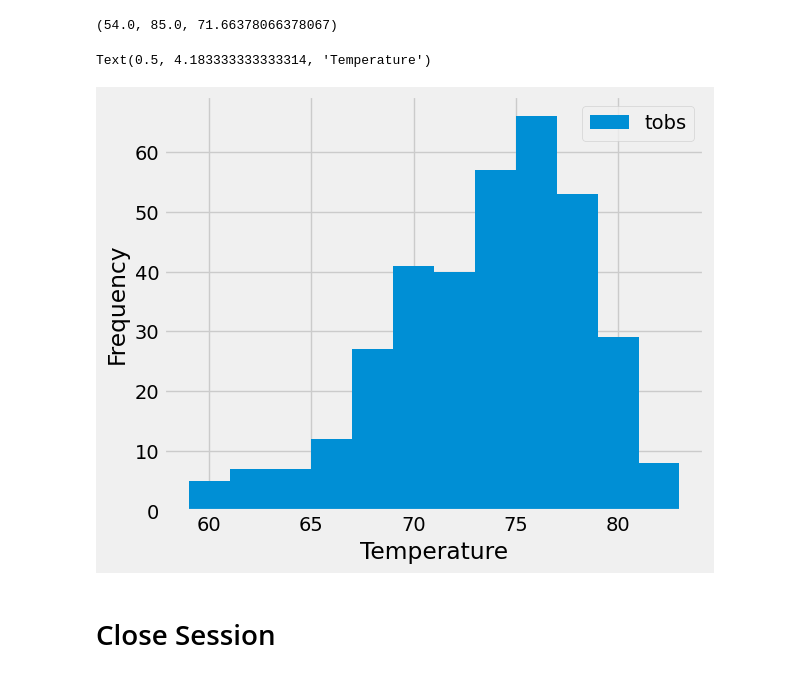
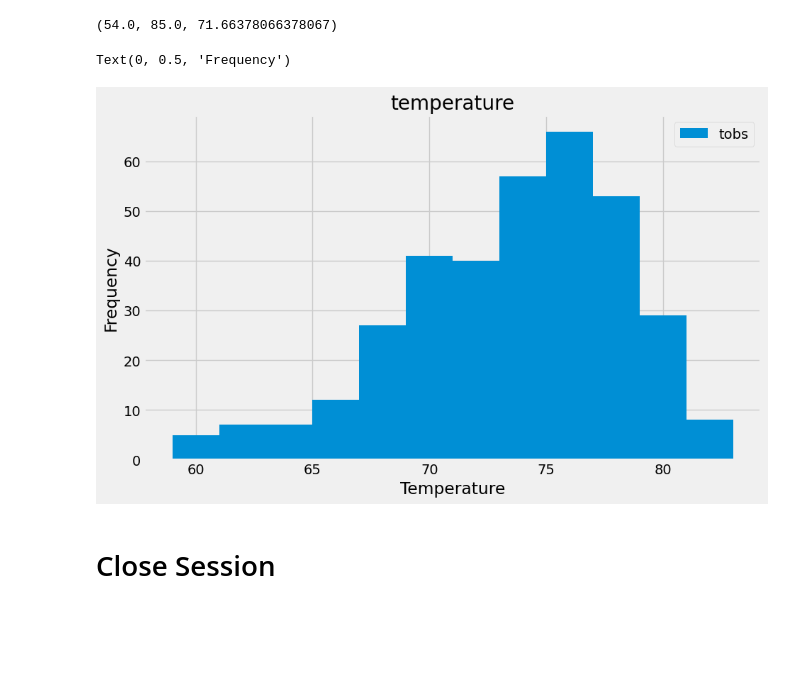
Before and after one commit to omidk414/Precipitation-Analysis, a Jupyter notebook: SurfsUp/climate_starter.ipynb, the cells around one changed output. Cells and saved outputs as stored; diff of their text form; code cells hidden in the pictures; blank space fills up the shorter version.

Commit message:
Added histogram and closed the session.

```diff
--- a/SurfsUp/climate_starter.ipynb
+++ b/SurfsUp/climate_starter.ipynb
@@ -50,10 +51,10 @@ most_recent_date
 # Starting from the most recent data point in the database.
 
 # Calculate the date one year from the last date in data set.
-last_date = dt.date(2017, 8, 23) - dt.timedelta(days = 365)
+year_one = dt.date(2017, 8, 23) - dt.timedelta(days = 365)
 
 # Perform a query to retrieve the data and precipitation scores
-precipitation_data = session.query(Measurement.date, Measurement.prcp).filter(Measurement.date >= last_date).all()
+precipitation_data = session.query(Measurement.date, Measurement.prcp).filter(Measurement.date >= year_one).all()
 
 # Save the query results as a Pandas DataFrame. Explicitly set the column names
 precipitation_df = pd.DataFrame(precipitation_data, columns=['date', 'precipitation'])
@@ -63,7 +64,7 @@ precipitation_df.set_index('date', inplace = True)
 precipitation_df = precipitation_df.sort_values(by = 'date')
 
 # Use Pandas Plotting with Matplotlib to plot the data
-precipitation_df.plot(rot=90, xlabel = 'Date' , ylabel = 'Inches', figsize=(10,5))
+precipitation_df.plot(rot = 90, xlabel = 'Date' , ylabel = 'Inches', figsize=(10,5))
 # %% [output]
 <Axes: xlabel='Date', ylabel='Inches'>
 [figure]
@@ -115,9 +116,19 @@ lowest_temp, highest_temp, average_temp
 # %%
 # Using the most active station id
 # Query the last 12 months of temperature observation data for this station and plot the results as a histogram
+
+temperature_data = session.query(Measurement.date, Measurement.tobs).filter(Measurement.station == 'USC00519281').filter(Measurement.date >= year_one).all()
+temperature_df = pd.DataFrame(temperature_data, columns=['date', 'temperature'])
+temperature_df.set_index('date', inplace = True)
+temperature_df = temperature_df.sort_values(by = 'date')
+
+temperature_df.hist(bins = 12, figsize=(10,6), label = 'tobs')
+plt.legend()
+plt.xlabel(xlabel = 'Temperature')
+plt.ylabel(ylabel = 'Frequency')
 # %% [output]
-Text(0.5, 4.183333333333314, 'Temperature')
+Text(0, 0.5, 'Frequency')
-[figure, old version]
+[figure, new version]
 # %% [markdown]
 # Close Session
 # %%
```
Also changed, not shown: parts of 2 cells of this notebook.
